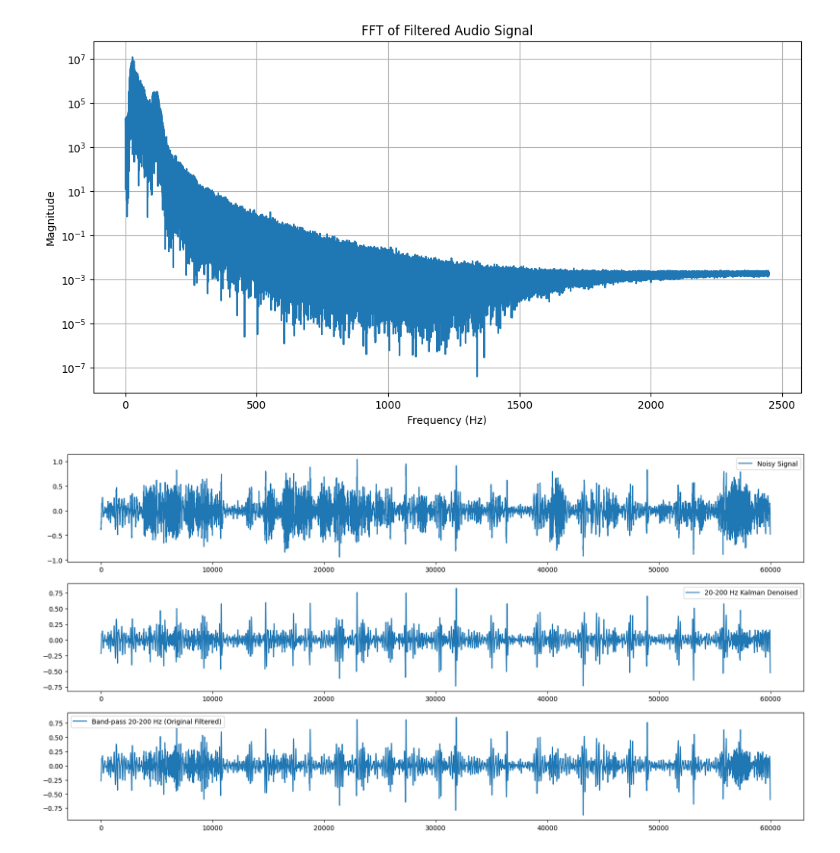
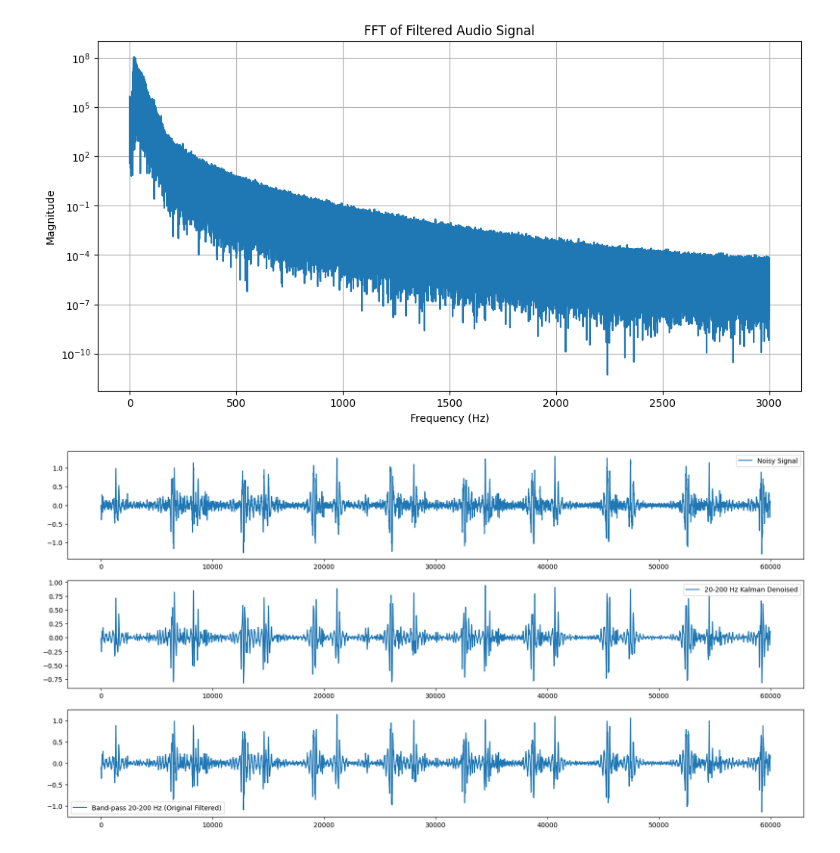
Before and after one commit to djorgeext/pcg-ecg-analysis, a Jupyter notebook: procesamiento_audio_crudo.ipynb, the cells around one changed output. Cells and saved outputs as stored; diff of their text form; code cells hidden in the pictures.

```diff
--- a/procesamiento_audio_crudo.ipynb
+++ b/procesamiento_audio_crudo.ipynb
@@ -8,11 +8,11 @@ import colorednoise as cn
 from statsmodels.regression.linear_model import yule_walker
 from numba import njit
 # %%
-path = 'mediciones_simultaneas/DAVID281125.wav'
+path = 'mediciones_simultaneas/DAVID171225_3.wav'
 fs, audio_1 = wavread(path)
 audio_1 = audio_1[:,0].astype(np.float32)
 # cut from 10 minutes to 6 minutes
-audio_1 = audio_1[fs*60*14:fs*60*16]
+# audio_1 = audio_1[fs*60*14:fs*60*16]
 mean = np.mean(audio_1)
 std = np.std(audio_1)
 
@@ -28,8 +28,8 @@ b, a = cheby1(3, 0.5, [lowcut, highcut], btype='band', fs=fs)
 
 filtered_signal = filtfilt(b_notch, a_notch, audio_1)
 filtered_signal = filtfilt(b, a, filtered_signal)
-filtered_signal = decimate(filtered_signal, 9)
-fs = fs // 9
+filtered_signal = decimate(filtered_signal, 8)
+fs = fs // 8
 # %%
 filtered_signal_fft = np.fft.fft(filtered_signal)
 freqs = np.linspace(0, fs/2, len(filtered_signal_fft)//2 + 1)
@@ -455,27 +455,27 @@ plt.grid()
 #plt.xlim(0, 500)
 plt.show()
 # %% [output]
-[figure, old version]
+[figure, new version]
 # %%
 # band-pass filter 20-100 Hz
 lowcut = 20.0
-highcut = 100.0
+highcut = 150.0
 b, a = cheby1(4, 0.5, [lowcut, highcut], btype='band', fs=fs)
 filtered_20_200 = filtfilt(b, a, denoised_signal)
 filtered_audio = filtfilt(b, a, filtered_signal)
 plt.figure(figsize=(20, 10))
 plt.subplot(3,1,1)
 plt.plot(filtered_signal[120000:180000], label='Noisy Signal')
 plt.legend()
 plt.subplot(3,1,2)
 plt.plot(filtered_20_200[120000:180000], label='20-200 Hz Kalman Denoised')
 plt.legend()
 plt.subplot(3,1,3)
 plt.plot(filtered_audio[120000:180000], label='Band-pass 20-200 Hz (Original Filtered)')
 plt.legend()
 plt.show()
 # %% [output]
-[figure, old version]
+[figure, new version]
 # %%
 filtered_signal_fft = np.fft.fft(filtered_20_200)
 freqs = np.linspace(0, fs/2, len(filtered_signal_fft)//2 + 1)
```
Also changed, not shown: parts of 6 cells of this notebook, 6 other files.
